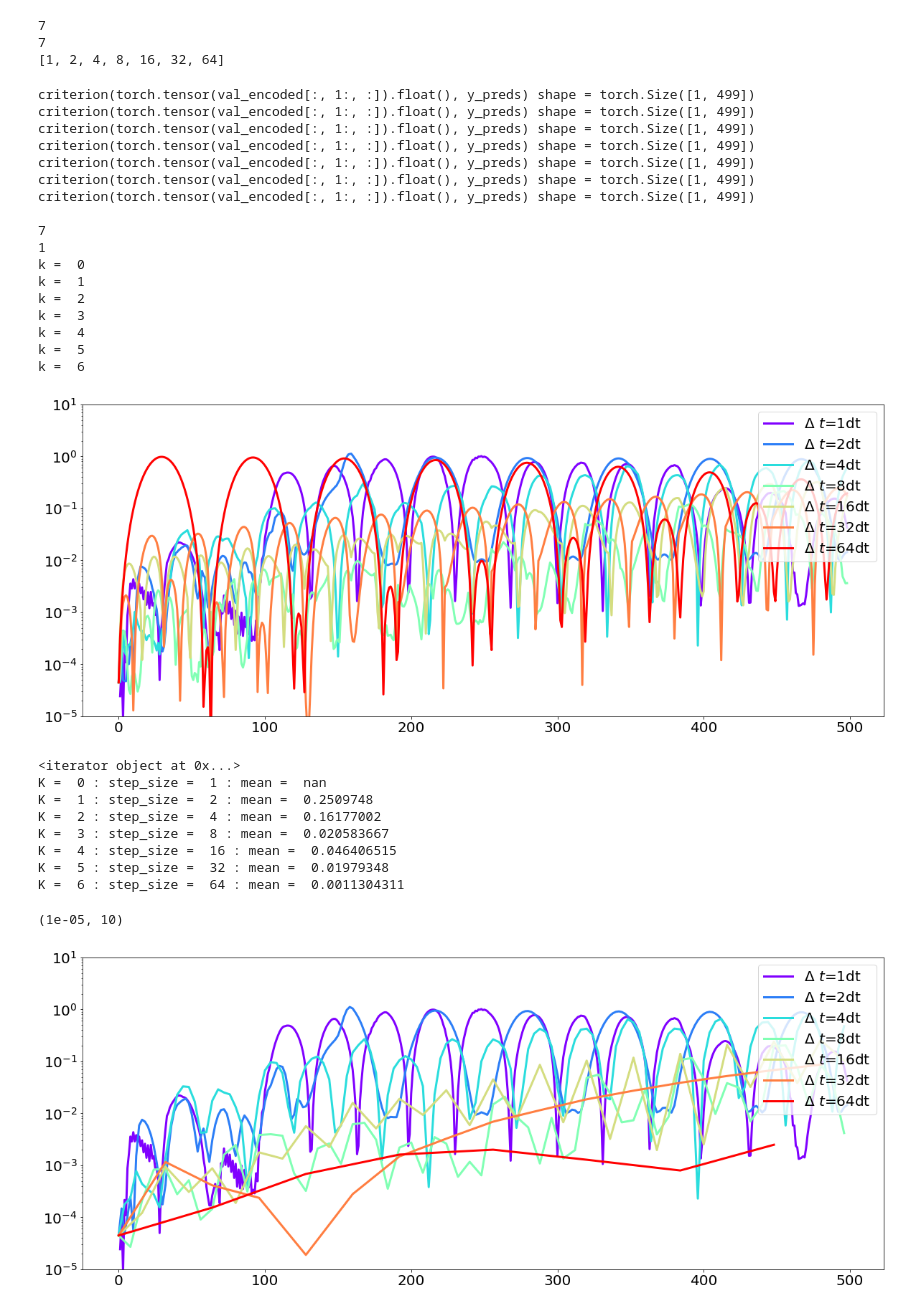
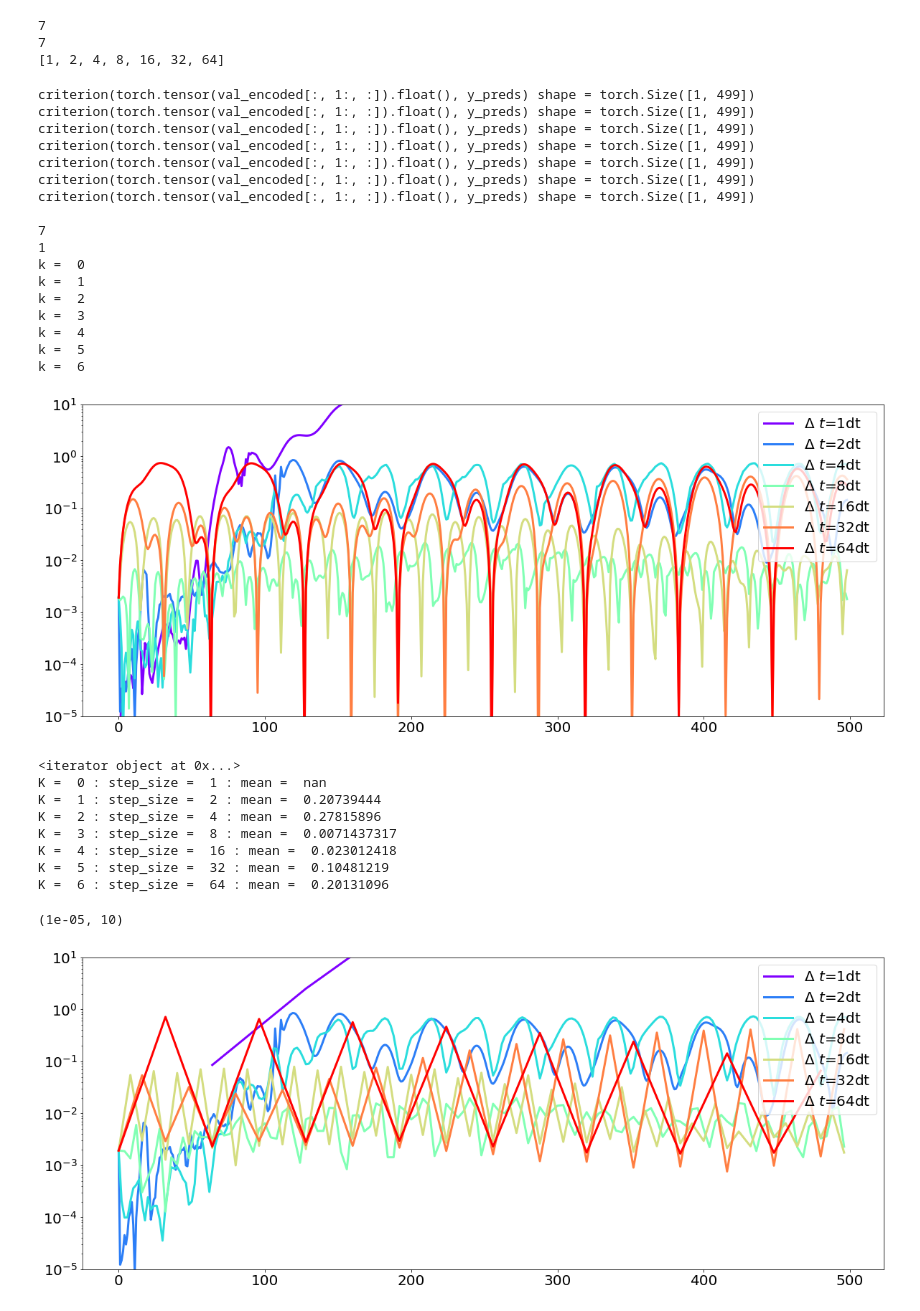
Before and after one commit to KatieJ16/Time_Space_multiscale, a Jupyter notebook: scripts/MrCAE_toy2_everything_averages.ipynb, the cells around one changed output. Cells and saved outputs as stored; diff of their text form; code cells hidden in the pictures.

```diff
--- a/scripts/MrCAE_toy2_everything_averages.ipynb
+++ b/scripts/MrCAE_toy2_everything_averages.ipynb
@@ -170,19 +156,20 @@ plt.colorbar()
 # encoded = model_space.encode(all_data, model_space.cur_level)
 # print(encoded.shape)
 
-data_this = data_levels_dict['2']
+to_fit =  (1-utils.grow(unresolved_dict['8'].float(),16))*data_levels_dict['16']
+data_this = keep = to_fit[:,to_fit[0]>0]#data_levels_dict['2']
 print(data_this.shape)
 n = len(data_this)
 
-train_data_raw = data_this[:int(n*0.8),:,:]
+train_data_raw = data_this[:int(n*0.8),:]
 print(train_data_raw.shape)
 random_starts = np.random.randint(0,4000 - 500, 100)
 train_data = torch.zeros((100,500,4))
 for (i,r) in enumerate(random_starts):
-    train_data[i] = train_data_raw[r:r+500,:,:].reshape(1,500,4)
+    train_data[i] = torch.tensor(train_data_raw[r:r+500,:].reshape(1,500,4))
 
-val_data = data_this[int(n*0.8):int(0.9*n),:,:].reshape((1, 500, 4))
-test_data = data_this[int(0.9*n):,:,:].reshape((1, 500, 4))
+val_data = data_this[int(n*0.8):int(0.9*n),:].reshape((1, 500, 4))
+test_data = data_this[int(0.9*n):,:].reshape((1, 500, 4))
 # train_encoded = model_space.encode(train_data, model_space.cur_level).reshape((1, len(train_data), len(encoded[0,0])**2))
 # val_encoded = model_space.encode(val_data, model_space.cur_level).reshape((1, len(val_data), len(encoded[0,0])**2))
 # test_encoded = model_space.encode(test_data, model_space.cur_level).reshape((1, len(test_data), len(encoded[0,0])**2))
@@ -207,7 +194,7 @@ noise = 0.0                   # noise percentage: 0.00, 0.01 or 0.02
 lr = 1e-3                     # learning rate
 max_epochs = 10000            # the maximum training epoch
 batch_size = 320              # training batch size
-min_k = 6
+min_k = 0
 max_k = 7
 
 print(val_data.shape)
@@ -384,34 +371,37 @@ k =  3
 k =  4
 k =  5
 k =  6
-[figure, old version]
+[figure, new version]
 # %%
 fig = plt.figure(figsize=(20, 8))
 colors=iter(plt.cm.rainbow(np.linspace(0, 1, max_k-min_k)))
 print(colors)
 for k in range(max_k-min_k):
     err = preds_mse[k]
     mean = err.mean(0).detach().numpy()
 #     print(np.mean(mean[::step_every]))
     rgb = next(colors)
-    step_every = step_sizes[k]
+    step_every = step_sizes[k-1]
     t = range(len(mean))
-    plt.semilogy(t[::step_every], mean[::step_every], linestyle='-', color=rgb, linewidth=3.0, label='$\Delta\ t$={}dt'.format(step_sizes[k]))
+    if step_every == 1:
+        plt.semilogy(t, mean, linestyle='-', color=rgb, linewidth=3.0, label='$\Delta\ t$={}dt'.format(step_sizes[k]))
+    else:
+        plt.semilogy(t[::step_every], mean[::step_every], linestyle='-', color=rgb, linewidth=3.0, label='$\Delta\ t$={}dt'.format(step_sizes[k]))
     print("K = ", k,": step_size = ", step_sizes[k], ": mean = ", mean[::step_every].mean())
 plt.legend(fontsize=20, loc='upper right')
 plt.xticks(fontsize=20)
 plt.yticks(fontsize=20)
 
 plt.ylim([1e-5, 10])
 # %% [output]
 <iterator object at 0x...>
 K =  0 : step_size =  1 : mean =  nan
-K =  1 : step_size =  2 : mean =  0.2509748
-K =  2 : step_size =  4 : mean =  0.16177002
-K =  3 : step_size =  8 : mean =  0.020583667
-K =  4 : step_size =  16 : mean =  0.046406515
-K =  5 : step_size =  32 : mean =  0.01979348
-K =  6 : step_size =  64 : mean =  0.0011304311
+K =  1 : step_size =  2 : mean =  0.20739444
+K =  2 : step_size =  4 : mean =  0.27815896
+K =  3 : step_size =  8 : mean =  0.0071437317
+K =  4 : step_size =  16 : mean =  0.023012418
+K =  5 : step_size =  32 : mean =  0.10481219
+K =  6 : step_size =  64 : mean =  0.20131096
 (1e-05, 10)
-[figure, old version]
+[figure, new version]
 # %%
```
Also changed, not shown: parts of 9 cells of this notebook.
